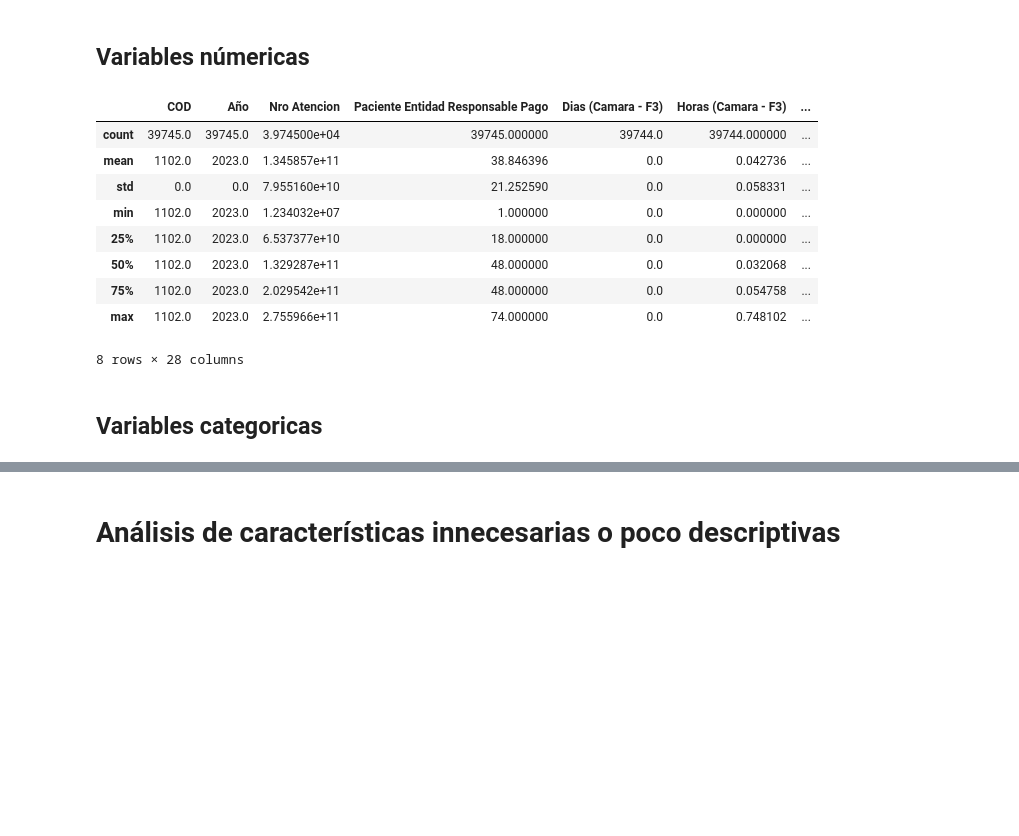
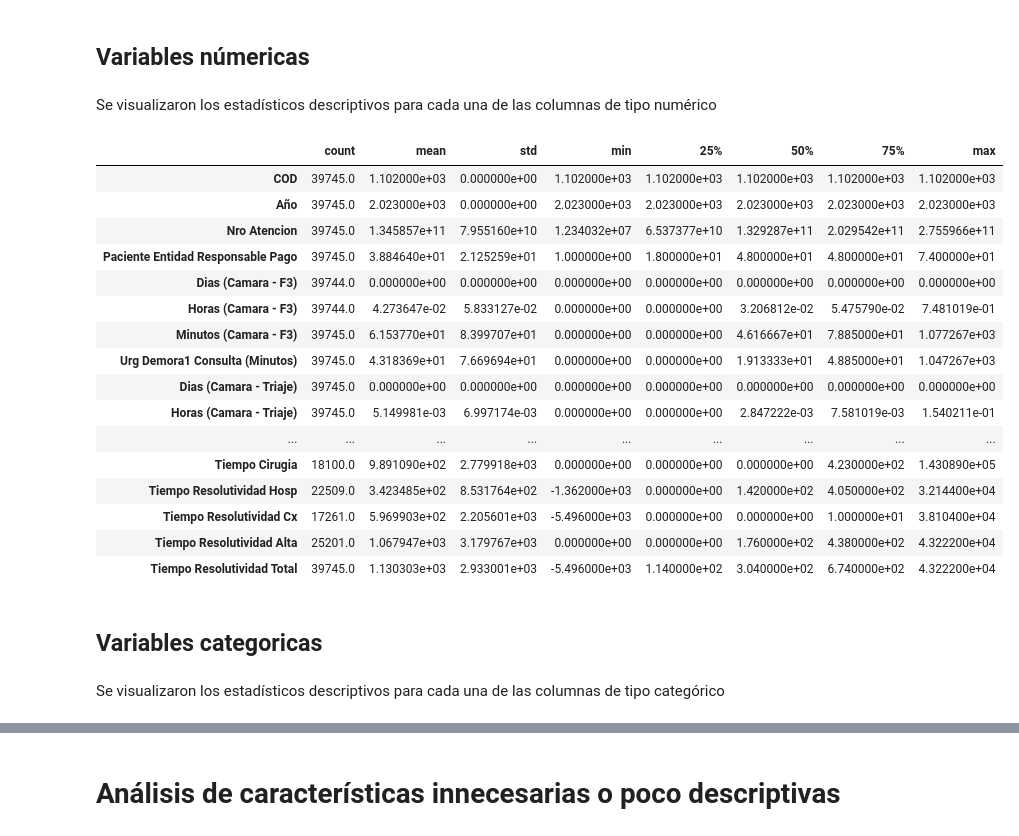
Before and after one commit to santiagogonzalezc/Final_project_ML, a Jupyter notebook: EDA.ipynb, the cells around one changed output, grey strips where cells are left out. Cells and saved outputs as stored; diff of their text form; code cells hidden in the pictures; blank space fills up the shorter version.

```diff
--- a/EDA.ipynb
+++ b/EDA.ipynb
@@ -62,21 +66,32 @@ Index(['COD', 'DESCRIPCION', 'Año', 'Mes', 'Paciente Tipo Identificacion',
       dtype='object')
 # %% [markdown]
 ## Variables númericas
+# %% [markdown]
+Se visualizaron los estadísticos descriptivos para cada una de las columnas de tipo numérico
 # %%
-data.describe()
+data.describe().T
 # %% [output]
-|  | COD | Año | Nro Atencion | Paciente Entidad Responsable Pago | Dias (Camara - F3) | Horas (Camara - F3) | ... |
-| count | 39745.0 | 39745.0 | 3.974500e+04 | 39745.000000 | 39744.0 | 39744.000000 | ... |
-| mean | 1102.0 | 2023.0 | 1.345857e+11 | 38.846396 | 0.0 | 0.042736 | ... |
-| std | 0.0 | 0.0 | 7.955160e+10 | 21.252590 | 0.0 | 0.058331 | ... |
-| min | 1102.0 | 2023.0 | 1.234032e+07 | 1.000000 | 0.0 | 0.000000 | ... |
-| 25% | 1102.0 | 2023.0 | 6.537377e+10 | 18.000000 | 0.0 | 0.000000 | ... |
-| 50% | 1102.0 | 2023.0 | 1.329287e+11 | 48.000000 | 0.0 | 0.032068 | ... |
-| 75% | 1102.0 | 2023.0 | 2.029542e+11 | 48.000000 | 0.0 | 0.054758 | ... |
-| max | 1102.0 | 2023.0 | 2.755966e+11 | 74.000000 | 0.0 | 0.748102 | ... |
+|  | count | mean | std | min | 25% | 50% | 75% | max |
+| COD | 39745.0 | 1.102000e+03 | 0.000000e+00 | 1.102000e+03 | 1.102000e+03 | 1.102000e+03 | 1.102000e+03 | 1.102000e+03 |
+| Año | 39745.0 | 2.023000e+03 | 0.000000e+00 | 2.023000e+03 | 2.023000e+03 | 2.023000e+03 | 2.023000e+03 | 2.023000e+03 |
+| Nro Atencion | 39745.0 | 1.345857e+11 | 7.955160e+10 | 1.234032e+07 | 6.537377e+10 | 1.329287e+11 | 2.029542e+11 | 2.755966e+11 |
+| Paciente Entidad Responsable Pago | 39745.0 | 3.884640e+01 | 2.125259e+01 | 1.000000e+00 | 1.800000e+01 | 4.800000e+01 | 4.800000e+01 | 7.400000e+01 |
+| Dias (Camara - F3) | 39744.0 | 0.000000e+00 | 0.000000e+00 | 0.000000e+00 | 0.000000e+00 | 0.000000e+00 | 0.000000e+00 | 0.000000e+00 |
+| Horas (Camara - F3) | 39744.0 | 4.273647e-02 | 5.833127e-02 | 0.000000e+00 | 0.000000e+00 | 3.206812e-02 | 5.475790e-02 | 7.481019e-01 |
+| Minutos (Camara - F3) | 39745.0 | 6.153770e+01 | 8.399707e+01 | 0.000000e+00 | 0.000000e+00 | 4.616667e+01 | 7.885000e+01 | 1.077267e+03 |
+| Urg Demora1 Consulta (Minutos) | 39745.0 | 4.318369e+01 | 7.669694e+01 | 0.000000e+00 | 0.000000e+00 | 1.913333e+01 | 4.885000e+01 | 1.047267e+03 |
+| Dias (Camara - Triaje) | 39745.0 | 0.000000e+00 | 0.000000e+00 | 0.000000e+00 | 0.000000e+00 | 0.000000e+00 | 0.000000e+00 | 0.000000e+00 |
+| Horas (Camara - Triaje) | 39745.0 | 5.149981e-03 | 6.997174e-03 | 0.000000e+00 | 0.000000e+00 | 2.847222e-03 | 7.581019e-03 | 1.540211e-01 |
+| ... | ... | ... | ... | ... | ... | ... | ... | ... |
+| Tiempo Cirugia | 18100.0 | 9.891090e+02 | 2.779918e+03 | 0.000000e+00 | 0.000000e+00 | 0.000000e+00 | 4.230000e+02 | 1.430890e+05 |
+| Tiempo Resolutividad Hosp | 22509.0 | 3.423485e+02 | 8.531764e+02 | -1.362000e+03 | 0.000000e+00 | 1.420000e+02 | 4.050000e+02 | 3.214400e+04 |
+| Tiempo Resolutividad Cx | 17261.0 | 5.969903e+02 | 2.205601e+03 | -5.496000e+03 | 0.000000e+00 | 0.000000e+00 | 1.000000e+01 | 3.810400e+04 |
+| Tiempo Resolutividad Alta | 25201.0 | 1.067947e+03 | 3.179767e+03 | 0.000000e+00 | 0.000000e+00 | 1.760000e+02 | 4.380000e+02 | 4.322200e+04 |
+| Tiempo Resolutividad Total | 39745.0 | 1.130303e+03 | 2.933001e+03 | -5.496000e+03 | 1.140000e+02 | 3.040000e+02 | 6.740000e+02 | 4.322200e+04 |
-8 rows × 28 columns
 # %% [markdown]
 ## Variables categoricas
+# %% [markdown]
+Se visualizaron los estadísticos descriptivos para cada una de las columnas de tipo categórico
 # %%
 data.describe(include=[object,bool])
 # %% [output]
```
Also changed, not shown: parts of 17 cells of this notebook.
